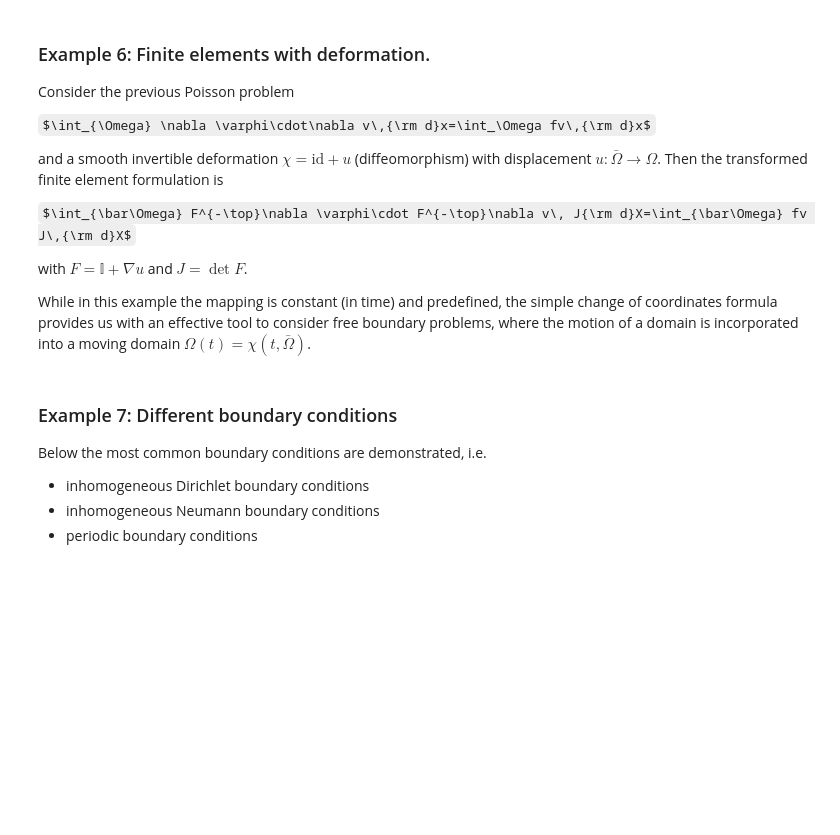
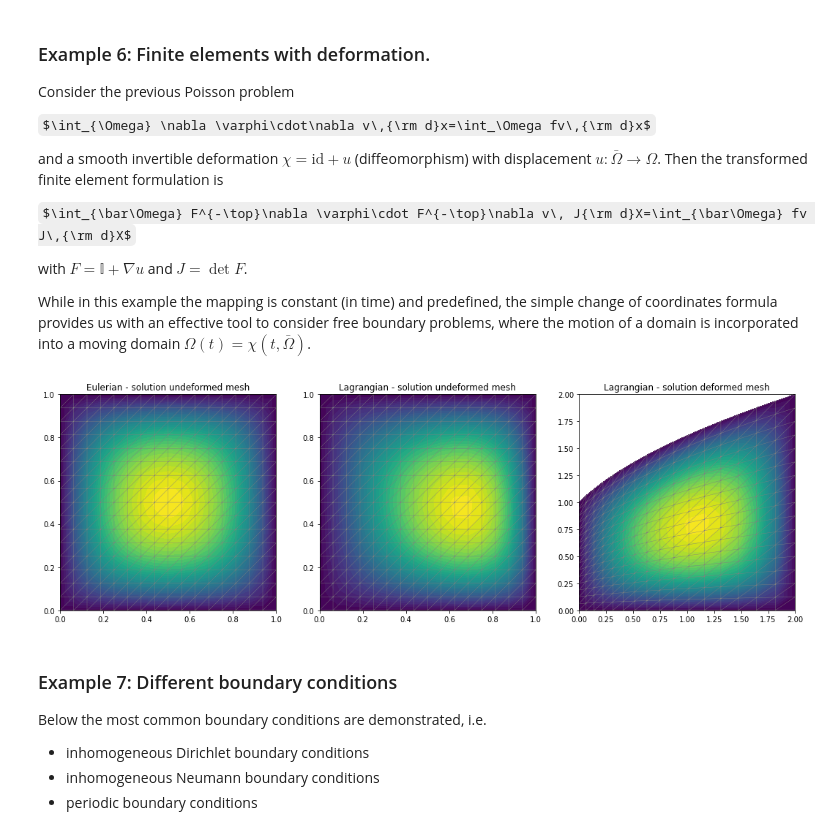
Before and after one commit to dpeschka/NumFluids, a Jupyter notebook: notebook/Lecture08.ipynb, the cells around one changed output. Cells and saved outputs as stored; diff of their text form; code cells hidden in the pictures; some formulas as TeX source; blank space fills up the shorter version.

```diff
--- a/notebook/Lecture08.ipynb
+++ b/notebook/Lecture08.ipynb
@@ -306,38 +332,43 @@ mesh = Mesh(fname1)                                   # define mesh
 Q    = FunctionSpace(mesh, "CG", 1)                   # define elements
 bc   = DirichletBC(Q, Constant(0.0), 'on_boundary')   # define boundary conditions
 
-map  = Expression(('0.3*sin(pi*x[0])*cos(1.25*pi*x[1])','0.2*cos(pi*x[0])*sin(pi*x[1])'),pi = np.pi, degree=2)
+
+map  = Expression(('x[0]*x[0]','x[1]*x[0]'),pi = np.pi, degree=2)
+
+#map  = Expression(('0.3*sin(pi*x[0])*cos(1.25*pi*x[1])','0.2*cos(pi*x[0])*sin(pi*x[1])'),pi = np.pi, degree=2)
 u    = interpolate(map,VectorFunctionSpace(mesh, "CG", 1))
 
 phi  = Function(Q)     # define unknown function
 v    = TestFunction(Q) # define test function
 f    = Constant(1.0)   # define right-hand-side
 
 E     = 0.5*inner(grad(phi),grad(phi))*dx - inner(f,phi)*dx
 Res   = derivative(E, phi, v)
 solve(Res == 0, phi, bc)
 
 fig = plt.figure(figsize=(18,6))
 plt.subplot(1,3,1)
 plot(phi)
 plot(mesh,linewidth=0.4,title='Eulerian - solution undeformed mesh');
 
 F     = Identity(2) + grad(u)
 J     = det(F)
 E     = 0.5*inner(inv(F).T*grad(phi),inv(F).T*grad(phi))*J*dx - inner(f,phi)*J*dx
 Res   = derivative(E, phi, v)
 solve(Res == 0, phi, bc)
 
 # Plot Lagrangian solution before ALE displacement
 plt.subplot(1,3,2)
 plot(phi)
 plot(mesh,linewidth=0.4,title='Lagrangian - solution undeformed mesh');
 
 # Plot Lagrangian solution after ALE displacement
 plt.subplot(1,3,3)
 ALE.move(mesh,u)     # Move coordinates of mesh according to displacement function u
 plot(phi)
 plot(mesh,linewidth=0.4,title='Lagrangian - solution deformed mesh');
+# %% [output]
+[figure, added]
 # %% [markdown]
 ### Example 7: Different boundary conditions ###
 
```
Also changed, not shown: parts of 5 cells of this notebook.
